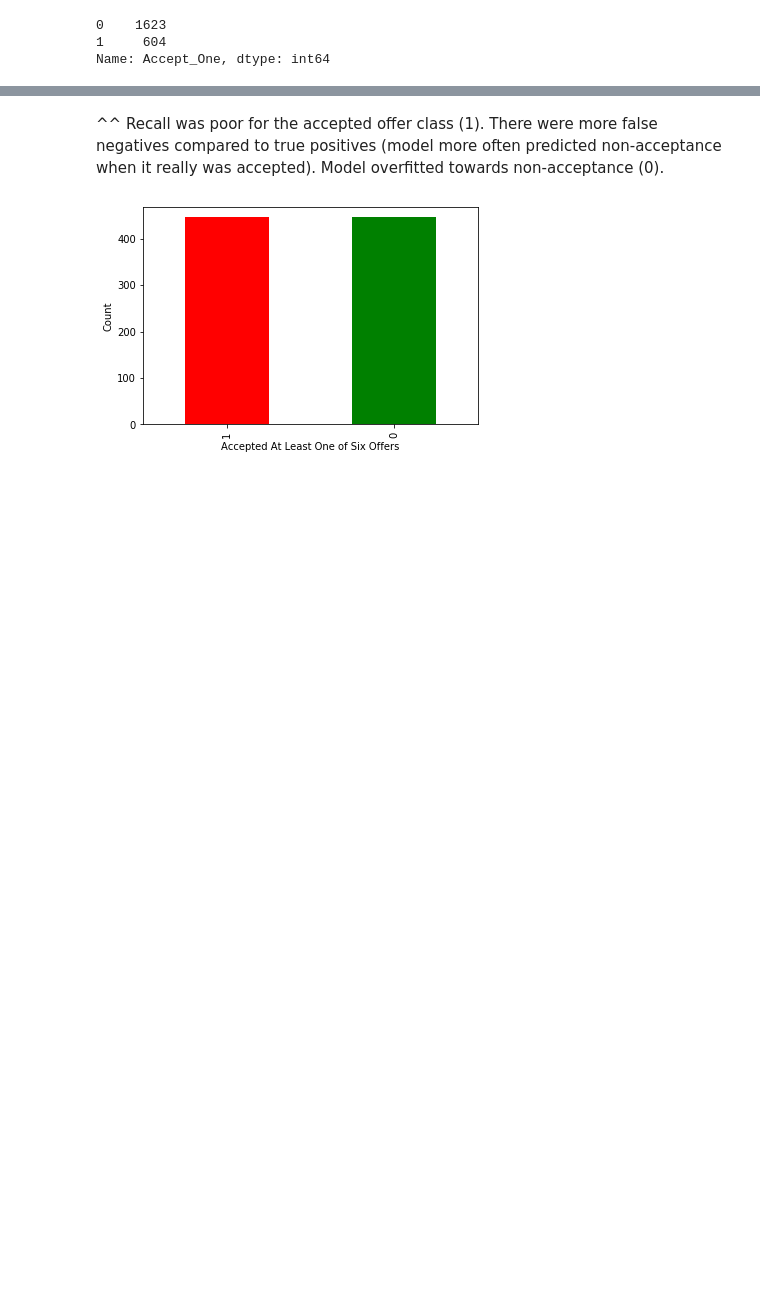
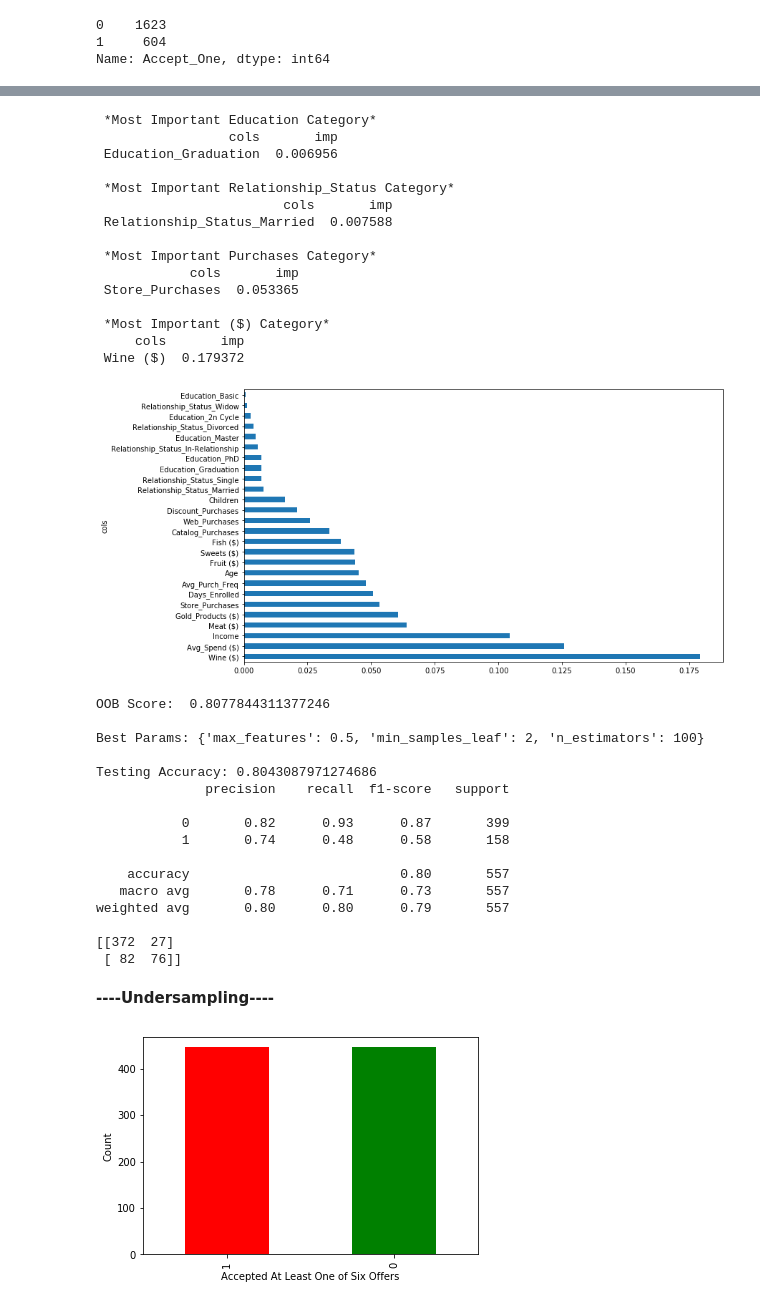
Before and after one commit to RachidRezzik/Market_Camp, a Jupyter notebook: Machine_Learning.ipynb, the cells around one changed output, grey strips where cells are left out. Saved outputs shown, nothing was run; the diff lists cells and outputs as text; code cells hidden in the pictures; blank space fills up the shorter version.

Commit message:
updated classification modeling to RFC, began XGB

```diff
--- a/Machine_Learning.ipynb
+++ b/Machine_Learning.ipynb
@@ -205,2 +171,58 @@ weighted avg       0.74      0.76      0.72       557
-# %% [markdown]
-^^ Recall was poor for the accepted offer class (1). There were more false negatives compared to true positives (model more often predicted non-acceptance when it really was accepted). Model overfitted towards non-acceptance (0).
+# %%
+### Analyzing Performance & Feature Importance Towards Accept_One ###
+from sklearn.metrics import classification_report
+from sklearn.metrics import confusion_matrix
+
+def rf_feat_importance(m, df):
+    return pd.DataFrame({'cols':df.columns, 'imp':m.feature_importances_}).sort_values('imp', ascending=False)
+
+def plot_fi(fi):
+    return fi.plot('cols', 'imp', 'barh', figsize=(12,7), legend=False)
+
+fi = rf_feat_importance(best_clf, categorical)
+for feature in ['Education', 'Relationship_Status', 'Purchases', '($)']:
+    print('\n', '*Most Important', feature, 'Category*' )
+    new = fi.loc[fi['cols'].str.contains(feature)]
+    print(new.sort_values('imp', ascending=False).head(1).to_string(index=False))
+
+plot_fi(fi)
+plt.show()
+
+print('\nOOB Score: ', best_clf.oob_score_)
+print('\nBest Params:', grid_search.best_params_)
+print('\nTesting Accuracy:', best_clf.score(X_test, y_test))
+print(classification_report(y_test, y_pred_test))
+print(confusion_matrix(y_test, y_pred_test))
+# %% [output]
+ *Most Important Education Category*
+                 cols       imp
+ Education_Graduation  0.006956
+
+ *Most Important Relationship_Status Category*
+                        cols       imp
+ Relationship_Status_Married  0.007588
+
+ *Most Important Purchases Category*
+            cols       imp
+ Store_Purchases  0.053365
+
+ *Most Important ($) Category*
+     cols       imp
+ Wine ($)  0.179372
+[figure, added]
+OOB Score:  0.8077844311377246
+
+Best Params: {'max_features': 0.5, 'min_samples_leaf': 2, 'n_estimators': 100}
+
+Testing Accuracy: 0.8043087971274686
+              precision    recall  f1-score   support
+
+           0       0.82      0.93      0.87       399
+           1       0.74      0.48      0.58       158
+
+    accuracy                           0.80       557
+   macro avg       0.78      0.71      0.73       557
+weighted avg       0.80      0.80      0.79       557
+
+[[372  27]
+ [ 82  76]]
@@ -207,3 +240,5 @@ weighted avg       0.74      0.76      0.72       557
+# %% [markdown]
+**----Undersampling----**
 # %%
 ### Undersampling ###
 from imblearn.under_sampling import RandomUnderSampler
```
Also changed, not shown: parts of 12 cells of this notebook.
